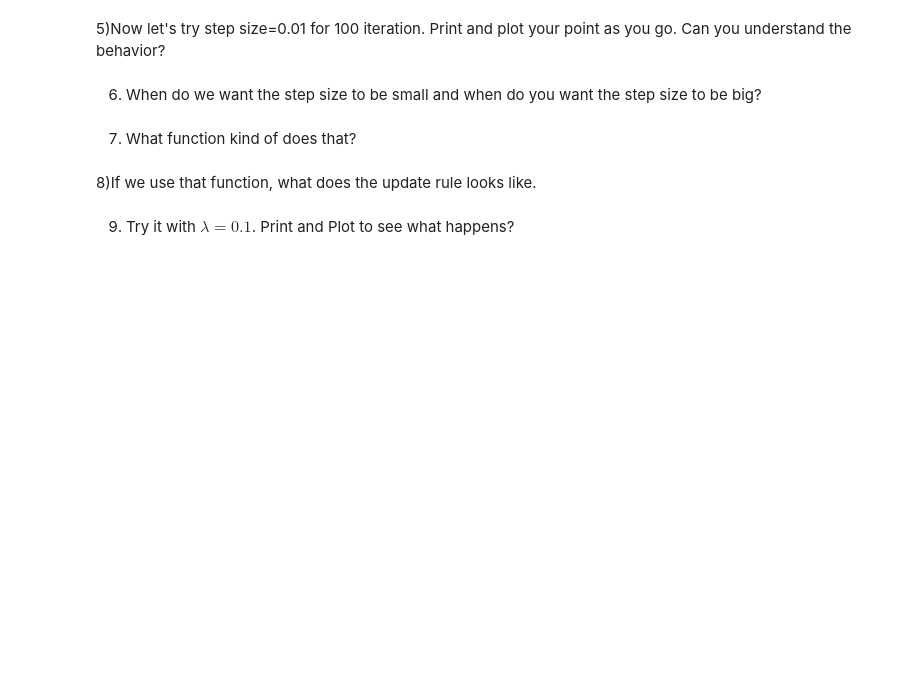
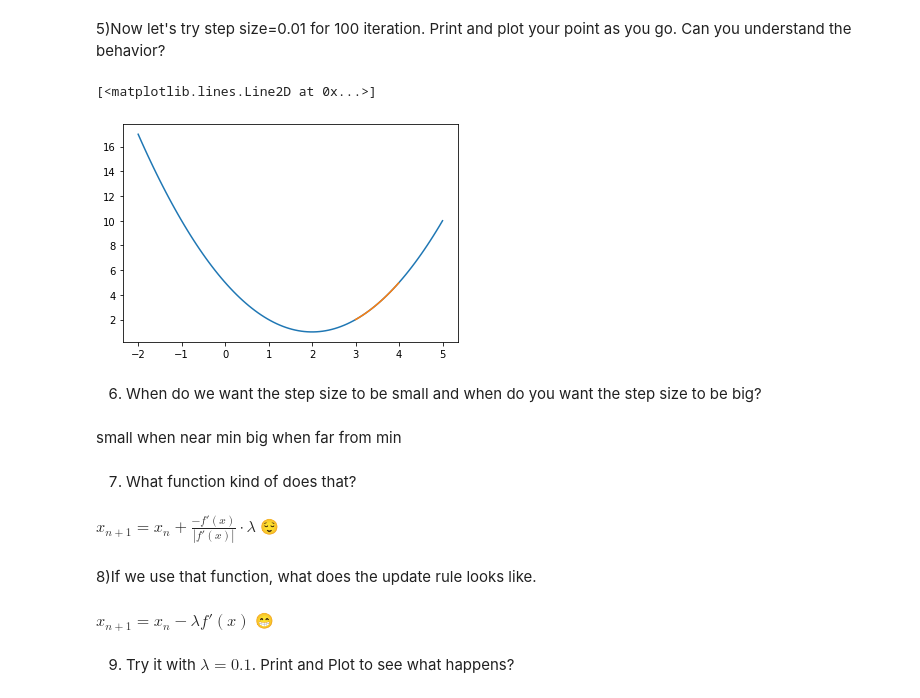
Before and after one commit to natthakan2000/ICCS314, a Jupyter notebook: Exercise-5-master/05 Gradient Descent.ipynb, the cells around one changed output. Cells and saved outputs as stored; diff of their text form; code cells hidden in the pictures; blank space fills up the shorter version.

```diff
--- a/Exercise-5-master/05 Gradient Descent.ipynb
+++ b/Exercise-5-master/05 Gradient Descent.ipynb
@@ -20,10 +54,26 @@ $$x_{n+1} = \ldots$$
 # %% [markdown]
 5)Now let's try step size=0.01 for 100 iteration. Print and plot your point as you go. Can you understand the behavior?
+# %%
+x = f(4,0.01,100)
+xs = np.linspace(-2,5,100)
+ys = (xs-2)**2 + 1
+plt.plot(xs,ys)
+plt.plot(x, [func(guess) for guess in x])
+# %% [output]
+[<matplotlib.lines.Line2D at 0x...>]
+[figure, added]
 # %% [markdown]
 6) When do we want the step size to be small and when do you want the step size to be big?
+# %% [markdown]
+small when near min
+big when far from min
 # %% [markdown]
 7) What function kind of does that?
+# %% [markdown]
+$x_{n+1} = x_{n} + \frac{-f'(x)}{|f'(x)|} \cdot \lambda$ 😌
 # %% [markdown]
 8)If we use that function, what does the update rule looks like.
+# %% [markdown]
+$x_{n+1} = x_{n} - \lambda f'(x)$ 😁
 # %% [markdown]
 9) Try it with $\lambda=0.1$. Print and Plot to see what happens?
```
Also changed, not shown: parts of 15 cells of this notebook.
